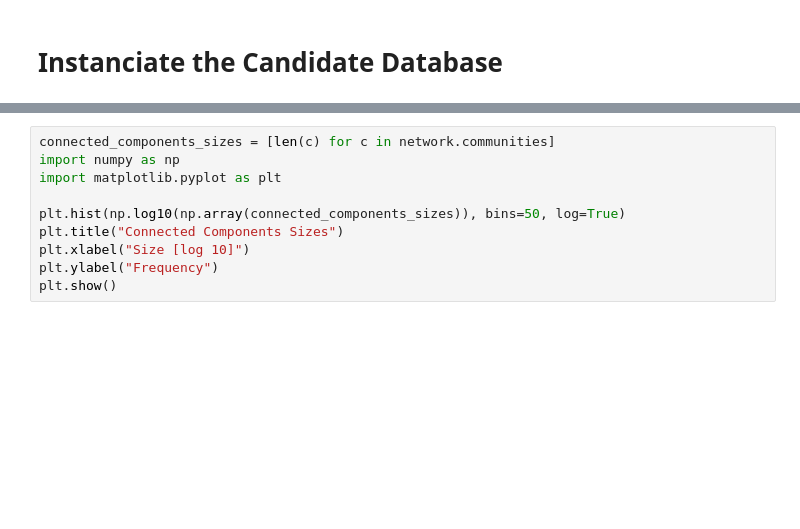
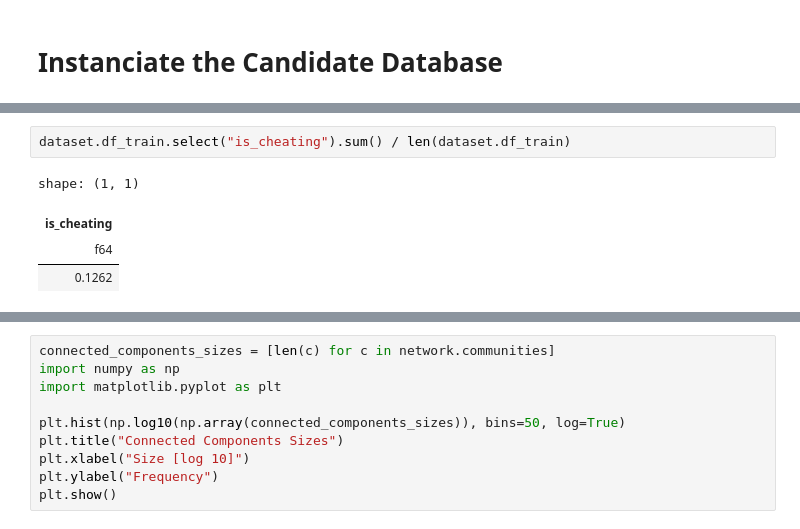
Before and after one commit to MatthiasPersonnaz/Mercor_Cheating_Detection, a Jupyter notebook: Mercor_Cheating_Detection.ipynb, the cells around one changed output, grey strips where cells are left out. Saved outputs shown, nothing was run; the diff lists cells and outputs as text; blank space fills up the shorter version.

```diff
--- a/Mercor_Cheating_Detection.ipynb
+++ b/Mercor_Cheating_Detection.ipynb
@@ -56 +41,8 @@ shape: (5, 21)
+# %%
+dataset.df_train.select("is_cheating").sum() / len(dataset.df_train)
+# %% [output]
+shape: (1, 1)
+| is_cheating |
+| f64 |
+| 0.1262 |
 # %%
```
Also changed, not shown: parts of 13 cells of this notebook, 3 other files.
